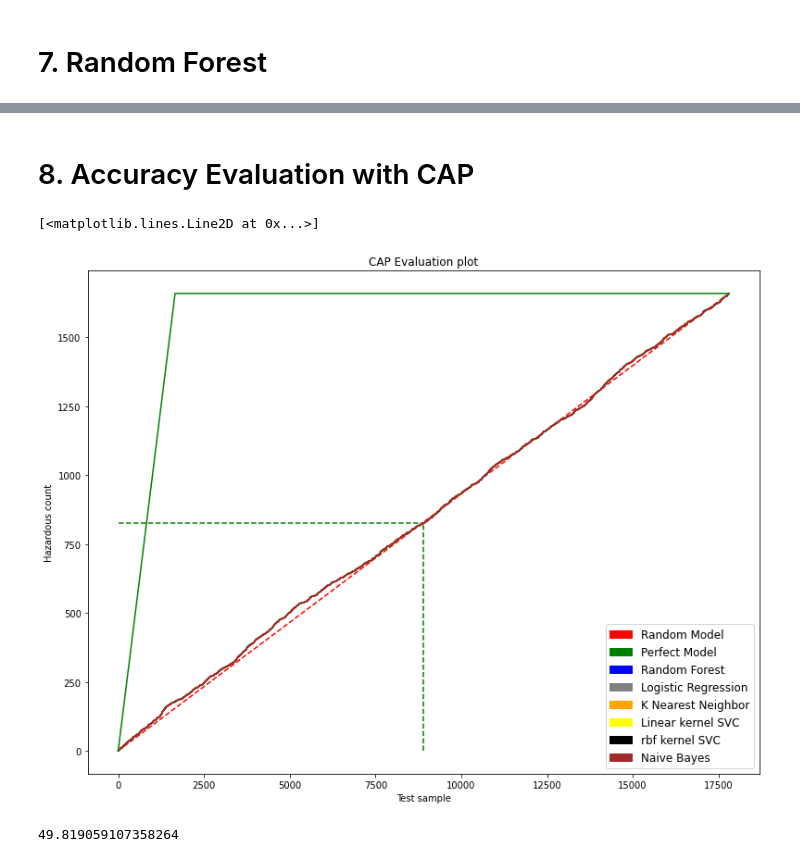
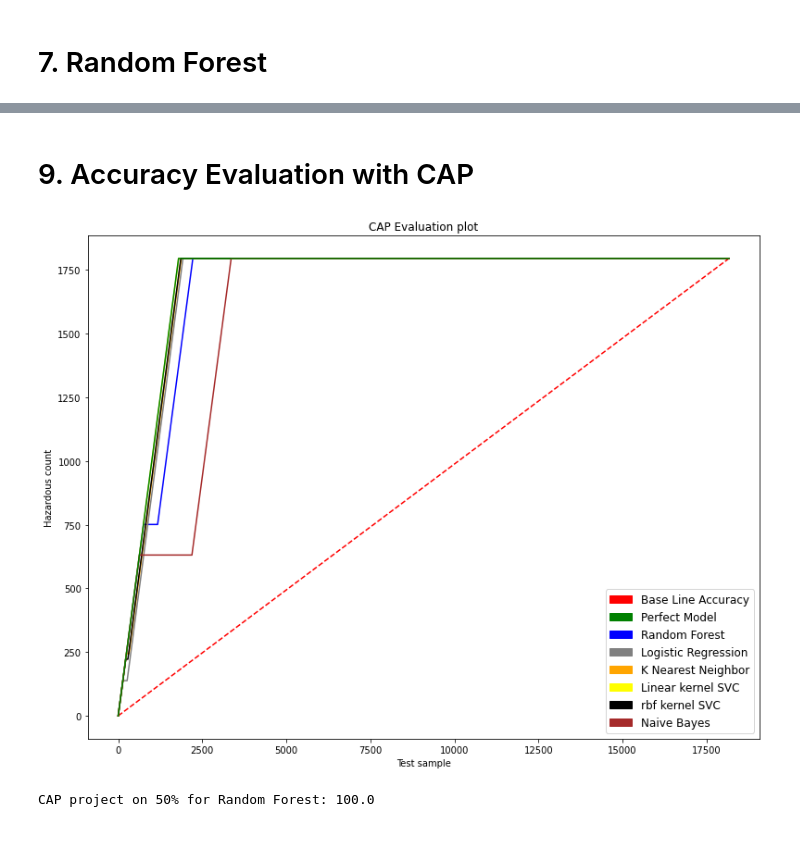
Before and after one commit to Pooya-Oladazimi/kaggle-codes, a Jupyter notebook: Nasa_Nearest_Earth_Objects/nase_nearest_objects.ipynb, the cells around one changed output, grey strips where cells are left out. Cells and saved outputs as stored; diff of their text form; code cells hidden in the pictures.

```diff
--- a/Nasa_Nearest_Earth_Objects/nase_nearest_objects.ipynb
+++ b/Nasa_Nearest_Earth_Objects/nase_nearest_objects.ipynb
@@ -211,4 +194,4 @@ def run_naive_bayes(X_train, X_test, y_train, y_test, base_acc):
 # %%
-y_prob_naive_bayes = run_naive_bayes(X_train, X_test, y_train, y_test, base_line_for_accuracy)
+y_pred_naive_bayes, acc_nb_classif, cm_nb_classif = run_naive_bayes(X_train, X_test, y_train, y_test, base_line_for_accuracy)
 # %% [output]
 Confusion Matrix
@@ -232,8 +215,8 @@ def run_random_forest(X_train, X_test, y_train, y_test, base_acc):
     print()
     print("Accuracy for Random Forest Classifier: {}".format(str(acc_rf_classif)))
     print("Base Line Accuracy is: {}".format(str(base_acc)))
-    return rf_classif.predict_proba(X_test)
+    return [y_pred_rf, acc_rf_classif, cm_rf_classif[1][0]]
 # %%
-y_prob_random_forest = run_random_forest(X_train, X_test, y_train, y_test, base_line_for_accuracy)
+y_pred_random_forest, acc_rf_classif, cm_rf_classif = run_random_forest(X_train, X_test, y_train, y_test, base_line_for_accuracy)
 # %% [output]
 Confusion Matrix
@@ -245,63 +275,52 @@ Base Line Accuracy is: 0.907
 # %% [markdown]
-# 8. Accuracy Evaluation with CAP
+# 9. Accuracy Evaluation with CAP
 # %%
 total_classes = len(y_test)
 first_class_count = np.sum(y_test)
 second_class_count = total_classes - first_class_count
 # %%
-def make_y_axis_values(y_prob, y_test):
-    prob = y_prob[:, 1]
-    model_y = [y for _, y in zip(prob, y_test)]
+def make_y_axis_values(y_pred, y_test):
+    model_y = [y for _, y in sorted(zip(y_pred, y_test), reverse=True)]
     return np.append([0], np.cumsum(model_y))
 # %%
 plt.figure(figsize = (13, 10))
 plt.ylabel("Hazardous count")
 plt.xlabel("Test sample")
 plt.title("CAP Evaluation plot")
 red_patch= ptch.Patch(color="red", label="Random Model")
 green_patch= ptch.Patch(color="green", label="Perfect Model")
 x_axis = [x for x in range(total_classes + 1)]
 
-rf_y = make_y_axis_values(y_prob_random_forest, y_test)
+red_patch= ptch.Patch(color="red", label="Base Line Accuracy")
 blue_patch= ptch.Patch(color="blue", label="Random Forest")
-
-logistic_reg_y = make_y_axis_values(y_prob_logistic_reg, y_test)
 gray_patch= ptch.Patch(color="gray", label="Logistic Regression")
-
-knn_y = make_y_axis_values(y_prob_knn, y_test)
 orange_patch= ptch.Patch(color="orange", label="K Nearest Neighbor")
-
-svc_y = make_y_axis_values(y_prob_linear_svc, y_test)
+black_patch= ptch.Patch(color="black", label="rbf kernel SVC")
+brown_patch= ptch.Patch(color="brown", label="Naive Bayes")
 yellow_patch= ptch.Patch(color="yellow", label="Linear kernel SVC")
 
-kernel_svc_y = make_y_axis_values(y_prob_kernel_svc, y_test)
-black_patch= ptch.Patch(color="black", label="rbf kernel SVC")
+rf_y = make_y_axis_values(y_pred_random_forest, y_test)
+logistic_reg_y = make_y_axis_values(y_pred_logistic_reg, y_test)
+knn_y = make_y_axis_values(y_pred_knn, y_test)
+svc_y = make_y_axis_values(y_pred_linear_svc, y_test)
+kernel_svc_y = make_y_axis_values(y_pred_kernel_svc, y_test)
+nb_y = make_y_axis_values(y_pred_naive_bayes, y_test)
 
-nb_y = make_y_axis_values(y_prob_naive_bayes, y_test)
-brown_patch= ptch.Patch(color="brown", label="Naive Bayes")
-
-# Point where vertical line will cut trained model
-index = int((50*total_classes / 100))
-
-## 50% Verticcal line from x-axis
-plt.plot([index, index], [0, rf_y[index]], c ='g', linestyle = '--')
-
-## Horizontal line to y-axis from prediction model
-plt.plot([0, index], [rf_y[index], rf_y[index]], c = 'g', linestyle = '--')
+half_x = int((50*total_classes / 100))
 
 plt.legend(handles=[red_patch, green_patch, blue_patch, gray_patch, orange_patch, yellow_patch, black_patch, brown_patch], loc=4, prop={'size': 12})
 plt.plot([0, total_classes], [0, first_class_count], c='r', linestyle='--')
 plt.plot(x_axis, rf_y, c='blue')
 plt.plot(x_axis, logistic_reg_y, c='gray')
 plt.plot(x_axis, knn_y, c='orange')
 plt.plot(x_axis, svc_y, c='yellow')
 plt.plot(x_axis, kernel_svc_y, c='black')
 plt.plot(x_axis, nb_y, c='brown')
 plt.plot([0, first_class_count, total_classes], [0, first_class_count, first_class_count], c='green')
+plt.show()
 # %% [output]
-[<matplotlib.lines.Line2D at 0x...>]
-[figure, old version]
+[figure, new version]
 # %%
-rf_y[index] * 100 / max(rf_y)
+print("CAP project on 50% for Random Forest: {}".format(str(rf_y[half_x] * 100 / max(rf_y))))
 # %% [output]
-49.819059107358264
+CAP project on 50% for Random Forest: 100.0
```
Also changed, not shown: parts of 25 cells of this notebook.
